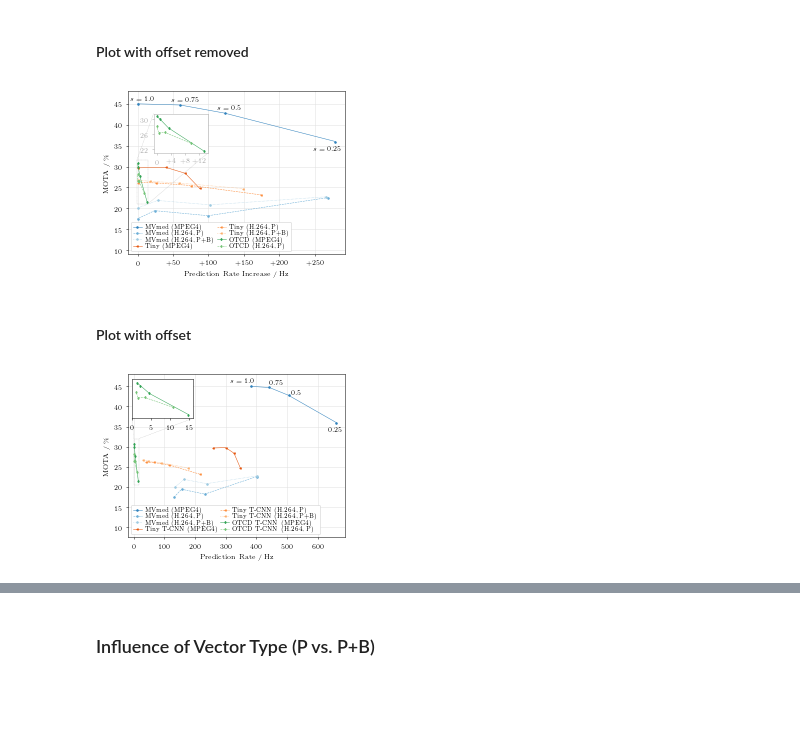
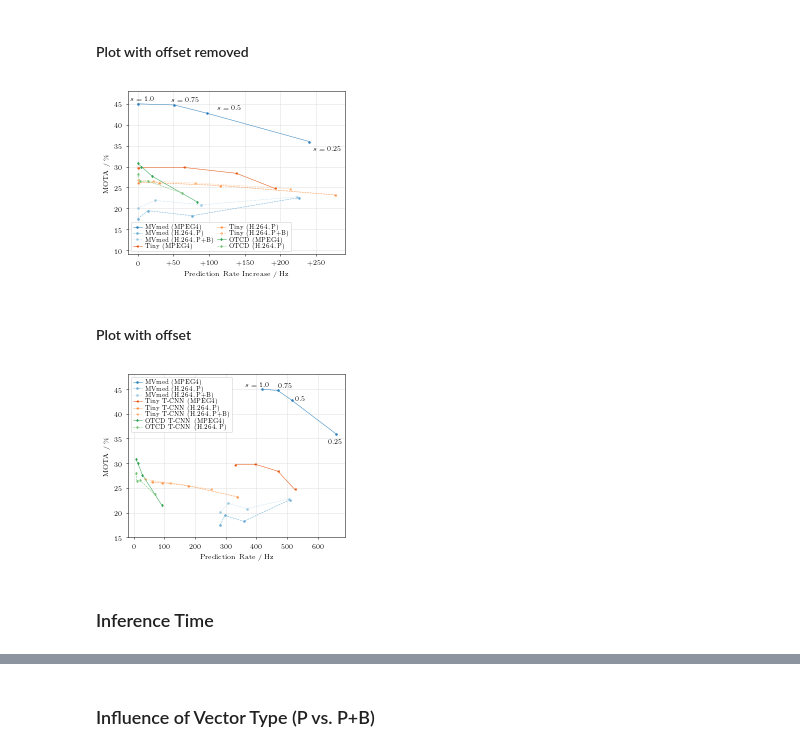
Before and after one commit to lukasbommes-unfinished-projects/mv-tracker, a Jupyter notebook: infos/paper/Plots.ipynb, the cells around one changed output, grey strips where cells are left out. Saved outputs shown, nothing was run; the diff lists cells and outputs as text; code cells hidden in the pictures; blank space fills up the shorter version.

```diff
--- a/infos/paper/Plots.ipynb
+++ b/infos/paper/Plots.ipynb
@@ -192,32 +160,10 @@ plt.text(0.2, 0.94, r'$s = 0.75$', transform=ax.transAxes)
 plt.text(0.41, 0.89, r'$s = 0.5$', transform=ax.transAxes)
 plt.text(0.85, 0.64, r'$s = 0.25$', transform=ax.transAxes)
 
-# zoomed inlet axis
-axins = inset_axes(ax, 0.75, 0.55 , loc=1, bbox_to_anchor=(0.42, 0.79), bbox_transform=ax.figure.transFigure) # no zoom
-mask = deep_upsampled.codec.isin(["mpeg4"]) & deep_upsampled.vector_type.isin(["p", np.nan])
-relative_predict_fps_mean = deep_upsampled[mask]["predict_fps_mean"] - deep_upsampled[mask]["predict_fps_mean"].iloc[-1]
-axins.plot(relative_predict_fps_mean, deep_upsampled[mask]["MOTA"]*100.0, marker="d", color=cmap(8))
-mask = deep_upsampled.codec.isin(["h264"]) & deep_upsampled.vector_type.isin(["p", np.nan])
-relative_predict_fps_mean = deep_upsampled[mask]["predict_fps_mean"] - deep_upsampled[mask]["predict_fps_mean"].iloc[-1]
-axins.plot(relative_predict_fps_mean, deep_upsampled[mask]["MOTA"]*100.0, marker="d", linestyle="--", color=cmap(9))
-axins.set_xticks([0, 4, 8, 12])
-axins.set_xticklabels(['0','+4','+8','+12'])
-axins.set_yticks([22, 26, 30])
-axins.set_xlim([-1, 14.5])
-axins.set_ylim([21, 31.5])
-axis_color="#aaaaaa"
-mark_inset(ax, axins, loc1=2, loc2=4, ec=axis_color, fc="none", linewidth=0.25, ls="dashed")
-axins.spines['bottom'].set_color(axis_color)
-axins.spines['top'].set_color(axis_color)
-axins.spines['left'].set_color(axis_color)
-axins.spines['right'].set_color(axis_color)
-axins.tick_params(axis='x', colors=axis_color)
-axins.tick_params(axis='y', colors=axis_color)
-
 plt.savefig("plot_scaling_factor.pdf", bbox_inches="tight", pad_inches=0.01)
 plt.show()
 # %% [output]
-[figure, old version]
+[figure, new version]
 # %% [markdown]
 #### Plot with offset
 # %%
@@ -246,55 +192,39 @@ ax.plot(relative_predict_fps_mean, deep_dense[mask]["MOTA"]*100.0, marker="<", c
 mask = deep_dense.codec.isin(["h264"]) & deep_dense.vector_type.isin(["p", np.nan])
 relative_predict_fps_mean = deep_dense[mask]["predict_fps_mean"]
 ax.plot(relative_predict_fps_mean, deep_dense[mask]["MOTA"]*100.0, marker="<", linestyle="--", color=cmap(5))
 
 mask = deep_dense.codec.isin(["h264"]) & deep_dense.vector_type.isin(["p+b"])
 relative_predict_fps_mean = deep_dense[mask]["predict_fps_mean"]
 ax.plot(relative_predict_fps_mean, deep_dense[mask]["MOTA"]*100.0, marker="<", linestyle=":", color=cmap(6))
 
 # OTCD T-CNN
 mask = deep_upsampled.codec.isin(["mpeg4"]) & deep_upsampled.vector_type.isin(["p", np.nan])
 relative_predict_fps_mean = deep_upsampled[mask]["predict_fps_mean"]
 ax.plot(relative_predict_fps_mean, deep_upsampled[mask]["MOTA"]*100.0, marker="d", color=cmap(8))
 
 mask = deep_upsampled.codec.isin(["h264"]) & deep_upsampled.vector_type.isin(["p", np.nan])
 relative_predict_fps_mean = deep_upsampled[mask]["predict_fps_mean"]
 ax.plot(relative_predict_fps_mean, deep_upsampled[mask]["MOTA"]*100.0, marker="d", linestyle="--", color=cmap(9))
 
 leg = ax.legend(["MVmed (MPEG4)", "MVmed (H.264, P)", "MVmed (H.264, P+B)", "Tiny T-CNN (MPEG4)", "Tiny T-CNN (H.264, P)",
-           "Tiny T-CNN (H.264, P+B)", "OTCD T-CNN (MPEG4)", "OTCD T-CNN (H.264, P)"], ncol=2)
+           "Tiny T-CNN (H.264, P+B)", "OTCD T-CNN (MPEG4)", "OTCD T-CNN (H.264, P)"], ncol=1)
 leg.get_frame().set_linewidth(0.5)
 ax.set_ylabel("MOTA / \%")
 ax.set_xlabel("Prediction Rate / Hz")
 ax.set_xlim([-20, 690])
-ax.set_ylim([7.5, 48])
+ax.set_ylim([15, 48])
 ax.grid()
 ax.set_axisbelow(True)
 
 # write text for scale values
-plt.text(0.47, 0.95, r'$s = 1.0$', transform=ax.transAxes)
-plt.text(0.65, 0.94, r'$0.75$', transform=ax.transAxes)
-plt.text(0.75, 0.88, r'$0.5$', transform=ax.transAxes)
-plt.text(0.92, 0.65, r'$0.25$', transform=ax.transAxes)
-
-# zoomed inlet axis
-axins = inset_axes(ax, 0.85, 0.55 , loc=2, borderpad=0.75)
-mask = deep_upsampled.codec.isin(["mpeg4"]) & deep_upsampled.vector_type.isin(["p", np.nan])
-relative_predict_fps_mean = deep_upsampled[mask]["predict_fps_mean"]
-axins.plot(relative_predict_fps_mean, deep_upsampled[mask]["MOTA"]*100.0, marker="d", color=cmap(8))
-mask = deep_upsampled.codec.isin(["h264"]) & deep_upsampled.vector_type.isin(["p", np.nan])
-relative_predict_fps_mean = deep_upsampled[mask]["predict_fps_mean"]
-axins.plot(relative_predict_fps_mean, deep_upsampled[mask]["MOTA"]*100.0, marker="d", linestyle="--", color=cmap(9))
-axins.set_xticks([0, 5, 10, 15])
-axins.set_yticks([])
-axins.set_xlim([0, 16])
-axins.set_ylim([20.5, 32])
-patch, pp1, pp2 = mark_inset(ax, axins, loc1=3, loc2=4, ec="#aaaaaa", fc="none", linewidth=0.25, ls="dashed")
-pp1.loc1 = 3
-pp1.loc2 = 2
-pp2.loc1 = 4
-pp2.loc2 = 1
+plt.text(0.54, 0.93, r'$s = 1.0$', transform=ax.transAxes)
+plt.text(0.69, 0.92, r'$0.75$', transform=ax.transAxes)
+plt.text(0.77, 0.84, r'$0.5$', transform=ax.transAxes)
+plt.text(0.92, 0.58, r'$0.25$', transform=ax.transAxes)
 
 plt.savefig("plot_scaling_factor.pdf", bbox_inches="tight", pad_inches=0.01)
 plt.show()
 # %% [output]
-[figure, old version]
+[figure, new version]
+# %% [markdown]
+### Inference Time
```
Also changed, not shown: parts of 6 cells of this notebook, 6 other files.
